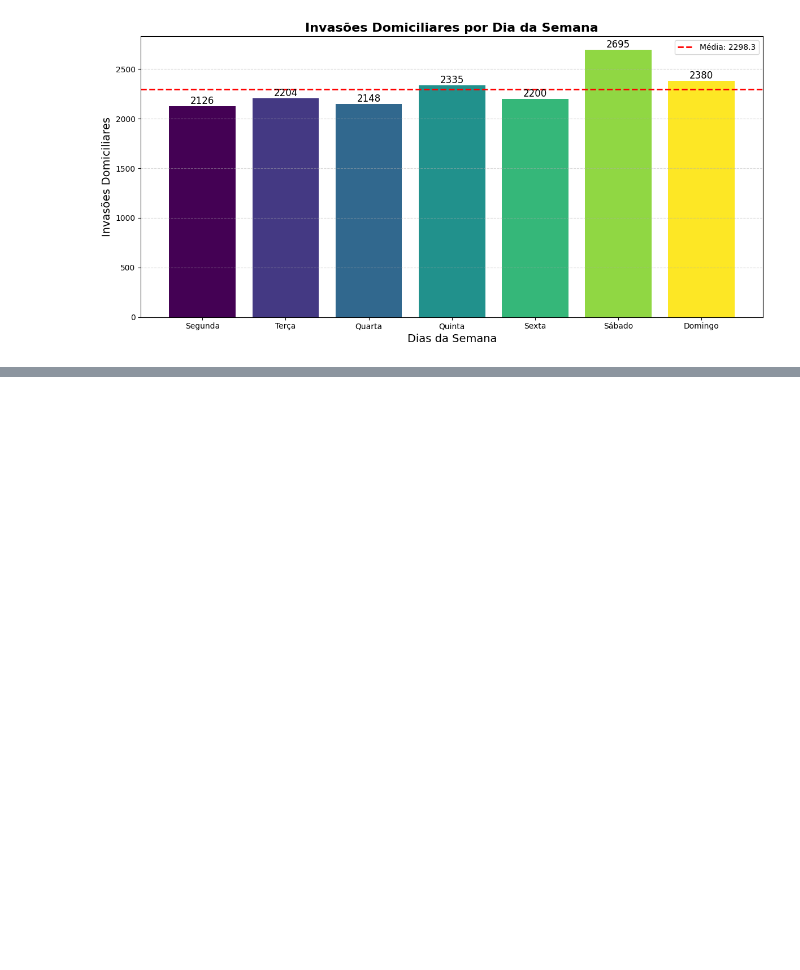
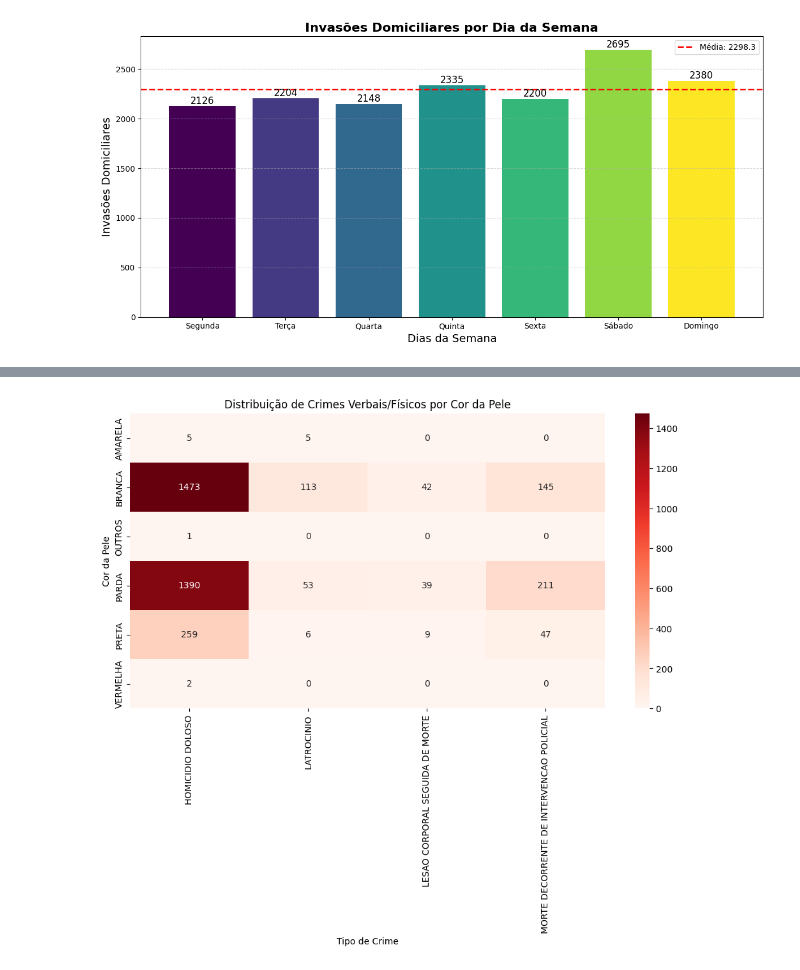
Before and after one commit to Matheuskpds/Ciencia-de-Dados-Projeto-TP, a Jupyter notebook: main.ipynb, the cells around one changed output, grey strips where cells are left out. Cells and saved outputs as stored; diff of their text form; code cells hidden in the pictures; blank space fills up the shorter version.

```diff
--- a/main.ipynb
+++ b/main.ipynb
@@ -1025,0 +1183,15 @@ plt.show()
+# %%
+#Gerando um HeatMap para visualizar a relação entre COR_PELE e NATUREZA_APURADA
+import pandas as pd
+import seaborn as sns
+import matplotlib.pyplot as plt
+
+pivot = df_violencia_f_v.pivot_table(index='COR_PELE', columns='NATUREZA_APURADA', aggfunc='size', fill_value=0)
+plt.figure(figsize=(12, 6))
+sns.heatmap(pivot, annot=True, fmt='d', cmap='Reds')
+plt.title('Distribuição de Crimes Verbais/Físicos por Cor da Pele')
+plt.xlabel('Tipo de Crime')
+plt.ylabel('Cor da Pele')
+plt.show()
+# %% [output]
+[figure, added]
```
Also changed, not shown: parts of 18 cells of this notebook.
